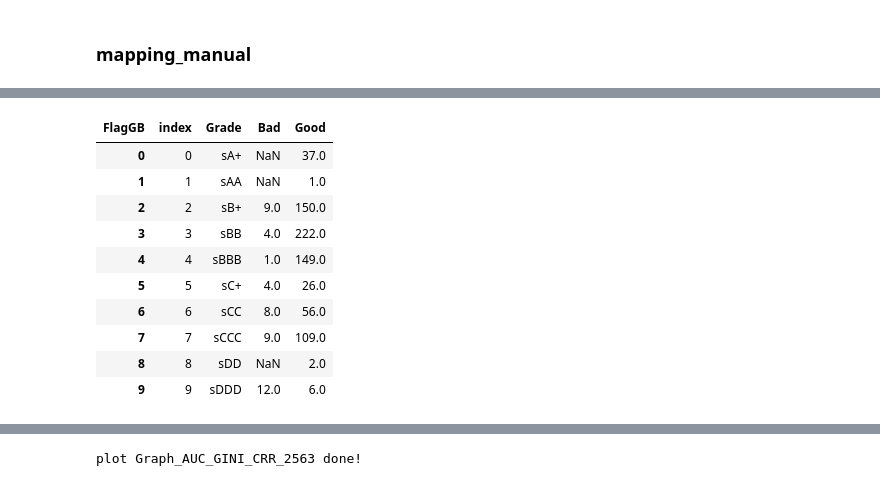
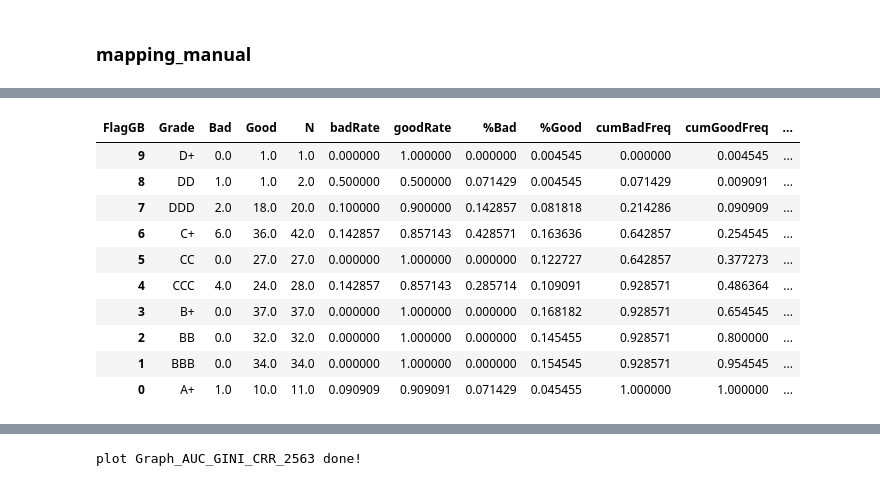
Before and after one commit to Taecpy/CRR-validate, a Jupyter notebook: CRR_validate.ipynb, the cells around one changed output, grey strips where cells are left out. Cells and saved outputs as stored; diff of their text form; code cells hidden in the pictures.

```diff
--- a/CRR_validate.ipynb
+++ b/CRR_validate.ipynb
@@ -142,14 +111,0 @@ t2 = pd.pivot_table(df_sCRR_2563, values='CUST_ID', index=['Grade'],columns=['Fl
-# %%
-t2
-# %% [output]
-| FlagGB | index | Grade | Bad | Good |
-| 0 | 0 | sA+ | NaN | 37.0 |
-| 1 | 1 | sAA | NaN | 1.0 |
-| 2 | 2 | sB+ | 9.0 | 150.0 |
-| 3 | 3 | sBB | 4.0 | 222.0 |
-| 4 | 4 | sBBB | 1.0 | 149.0 |
-| 5 | 5 | sC+ | 4.0 | 26.0 |
-| 6 | 6 | sCC | 8.0 | 56.0 |
-| 7 | 7 | sCCC | 9.0 | 109.0 |
-| 8 | 8 | sDD | NaN | 2.0 |
-| 9 | 9 | sDDD | 12.0 | 6.0 |
@@ -156 +115,15 @@ t2
+# %%
+CRR_2563
+# %% [output]
+| FlagGB | Grade | Bad | Good | N | badRate | goodRate | %Bad | %Good | cumBadFreq | cumGoodFreq | ... |
+| 9 | D+ | 0.0 | 1.0 | 1.0 | 0.000000 | 1.000000 | 0.000000 | 0.004545 | 0.000000 | 0.004545 | ... |
+| 8 | DD | 1.0 | 1.0 | 2.0 | 0.500000 | 0.500000 | 0.071429 | 0.004545 | 0.071429 | 0.009091 | ... |
+| 7 | DDD | 2.0 | 18.0 | 20.0 | 0.100000 | 0.900000 | 0.142857 | 0.081818 | 0.214286 | 0.090909 | ... |
+| 6 | C+ | 6.0 | 36.0 | 42.0 | 0.142857 | 0.857143 | 0.428571 | 0.163636 | 0.642857 | 0.254545 | ... |
+| 5 | CC | 0.0 | 27.0 | 27.0 | 0.000000 | 1.000000 | 0.000000 | 0.122727 | 0.642857 | 0.377273 | ... |
+| 4 | CCC | 4.0 | 24.0 | 28.0 | 0.142857 | 0.857143 | 0.285714 | 0.109091 | 0.928571 | 0.486364 | ... |
+| 3 | B+ | 0.0 | 37.0 | 37.0 | 0.000000 | 1.000000 | 0.000000 | 0.168182 | 0.928571 | 0.654545 | ... |
+| 2 | BB | 0.0 | 32.0 | 32.0 | 0.000000 | 1.000000 | 0.000000 | 0.145455 | 0.928571 | 0.800000 | ... |
+| 1 | BBB | 0.0 | 34.0 | 34.0 | 0.000000 | 1.000000 | 0.000000 | 0.154545 | 0.928571 | 0.954545 | ... |
+| 0 | A+ | 1.0 | 10.0 | 11.0 | 0.090909 | 0.909091 | 0.071429 | 0.045455 | 1.000000 | 1.000000 | ... |
 # %%
```
Also changed, not shown: parts of 8 cells of this notebook.
